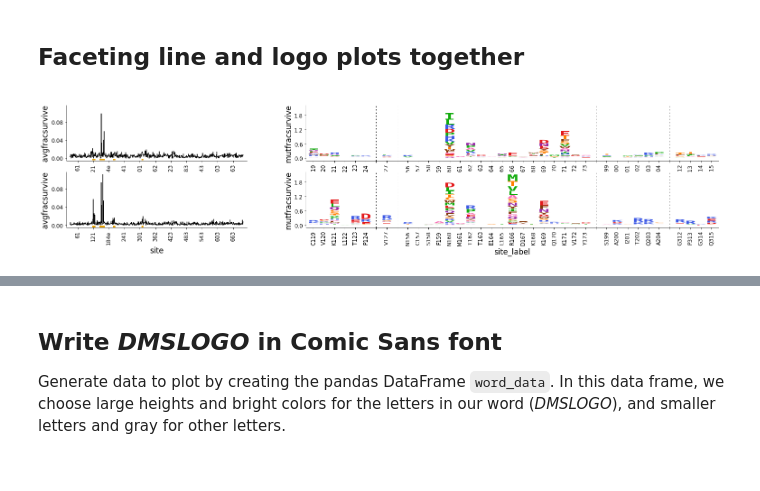
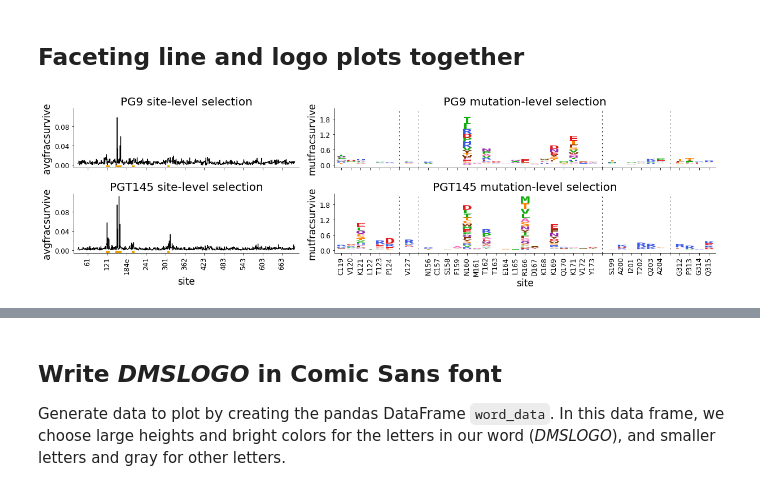
Before and after one commit to jbloomlab/dmslogo, a Jupyter notebook: example.ipynb, the cells around one changed output, grey strips where cells are left out. Drawn from its saved outputs; the diff is of its cells as text; code cells hidden in the pictures.

Commit message:
`facet_plot` draft works

```diff
--- a/example.ipynb
+++ b/example.ipynb
@@ -24,3 +27,9 @@ Using `dms_logo` version 0.1.0
+# %%
+import os
+def open_func(fname):
+    return open(os.path.basename(fname))
+
+urllib.request.urlopen = open_func
 # %% [markdown]
 ## Simple toy example
 # %% [markdown]
@@ -395,31 +404,34 @@ import collections
 def facet_plot(
             data,
             *,
-            gridrow_col,
             x_col,
             show_col,
+            gridrow_col=None,
             gridcol_col=None,
-            draw_line_kwargs=dict(height_col='avgfracsurvive',
-                                  xtick_col='site'),
-            draw_logo_kwargs=dict(letter_col='mutation',
-                                  letter_height_col='mutfracsurvive',
-                                  xtick_col='site_label'),
+            draw_line_kwargs=None,
+            draw_logo_kwargs=None,
+            line_titlesuffix='',
+            logo_titlesuffix='',
             ):
     """
 
     To enable faceting on the same axes, `x_col` and `show_col` must have
     the same unique entries in `data` for all groups in being faceted over.
     """
-
-    for col in [gridrow_col, x_col, show_col]:
-        if col not in data.columns:
-            raise ValueError(f"no {col} column in `data`")
-
+    if gridrow_col is None:
+        gridrow_col = '_gridrow_col_'
+        if gridrow_col in data.columns:
+            raise ValueError(f"`data` already has column {gridrow_col}")
+        data = data.assign(**{gridrow_col:''})
     if gridcol_col is None:
         gridcol_col = '_gridcol_col_'
         if gridcol_col in data.columns:
             raise ValueError(f"`data` already has column {gridcol_col}")
         data = data.assign(**{gridcol_col:''})
+
+    for col in [gridrow_col, x_col, show_col]:
+        if col not in data.columns:
+            raise ValueError(f"no {col} column in `data`")
 
     # make sure all groups have same x_col and show_col
     groups = (data
@@ -439,14 +451,17 @@ def facet_plot(
 
     # determine which draw_funcs are being used
     draw_funcs = collections.OrderedDict()
-    possible_funcs = [('draw_line', draw_line_kwargs), ('draw_logo', draw_logo_kwargs)]
-    for name, kwargs in possible_funcs:
+    possible_funcs = [('draw_line', draw_line_kwargs, line_titlesuffix),
+                      ('draw_logo', draw_logo_kwargs, logo_titlesuffix)]
+    for name, kwargs, titlesuffix in possible_funcs:
         if kwargs is not None:
-            if 'ax' in kwargs:
-                raise ValueError(f"{name}_kwargs cannot contain 'ax'")
+            for col in ['ax', 'title']:
+                if col in kwargs:
+                    raise ValueError(f"{name}_kwargs cannot contain '{col}'")
             draw_funcs[name] = dict(kwargs=kwargs,
                                     func=getattr(dmslogo, name),
-                                    data=data
+                                    data=data,
+                                    titlesuffix=titlesuffix
                                     )
             if name == 'draw_logo':
                 draw_funcs[name]['data'] = data.query(show_col)
@@ -480,37 +495,56 @@ def facet_plot(
             for key, val in [('width', width), ('height', height), ('xticks', xticks),
                              ('xticklabels', xticklabels)]:
                 if key not in name_d:
                     name_d[key] = val
                 elif name_d[key] != val:
                     raise ValueError(f"inconsistent {key} for {name}:\n{val}\n{name_d[key]}")
             if 'ymin' not in name_d:
                 name_d['ymin'] = ymin
             name_d['ymin'] = min(name_d['ymin'], ymin)
             if 'ymax' not in name_d:
                 name_d['ymax'] = ymax
             name_d['ymax'] = max(name_d['ymax'], ymax)
 
         # add the fixed y limits
         name_d['kwargs']['fixed_ymin'] = name_d['ymin']
         name_d['kwargs']['fixed_ymax'] = name_d['ymax']
 
     # make figure
     fig, axes = plt.subplots(nrows, nfuncs * ncols_per_func,
                              squeeze=False,
                              gridspec_kw={'width_ratios':[d['width'] for d in draw_funcs.values()
                                                           for _ in range(ncols_per_func)]})
     fig.set_size_inches(ncols_per_func * sum(d['width'] for d in draw_funcs.values()),
                         nrows * max(d['height'] for d in draw_funcs.values()))
+    fig.subplots_adjust(wspace=0.01)
 
-    # add plots
+    # We add plots, adjust to have tight layout, clear axes, and replot. The reason is
+    # so that we don't have things end up the wrong size after tight layout call. Still
+    # unclear whether this is necessary versus just adding plots and calling tight_layout.
     _draw_facet_plots(axes, draw_funcs, ncols_per_func, gridrow_col, gridcol_col, nrows)
+    fig.tight_layout()
+    for ax in axes.flat:
+        ax.clear()
+    _draw_facet_plots(axes, draw_funcs, ncols_per_func, gridrow_col, gridcol_col, nrows)
+
+    return fig, axes
 
 
 #------------------------
-facet_plot(
-        data_hiv,
-        gridrow_col='antibody',
-        x_col='isite',
-        show_col='show_site')
+fig, axes = facet_plot(data_hiv,
+                       gridrow_col='antibody',
+                       x_col='isite',
+                       show_col='show_site',
+                       draw_line_kwargs=dict(height_col='avgfracsurvive',
+                                             xtick_col='site',
+                                             widthscale=0.8),
+                       draw_logo_kwargs=dict(letter_col='mutation',
+                                             letter_height_col='mutfracsurvive',
+                                             xtick_col='site_label',
+                                             xlabel='site',
+                                             widthscale=0.6),
+                       line_titlesuffix='site-level selection',
+                       logo_titlesuffix='mutation-level selection'
+                       )
 # %% [output]
-[figure, old version]
+[figure, new version]
```
Also changed, not shown: parts of 8 cells of this notebook.
